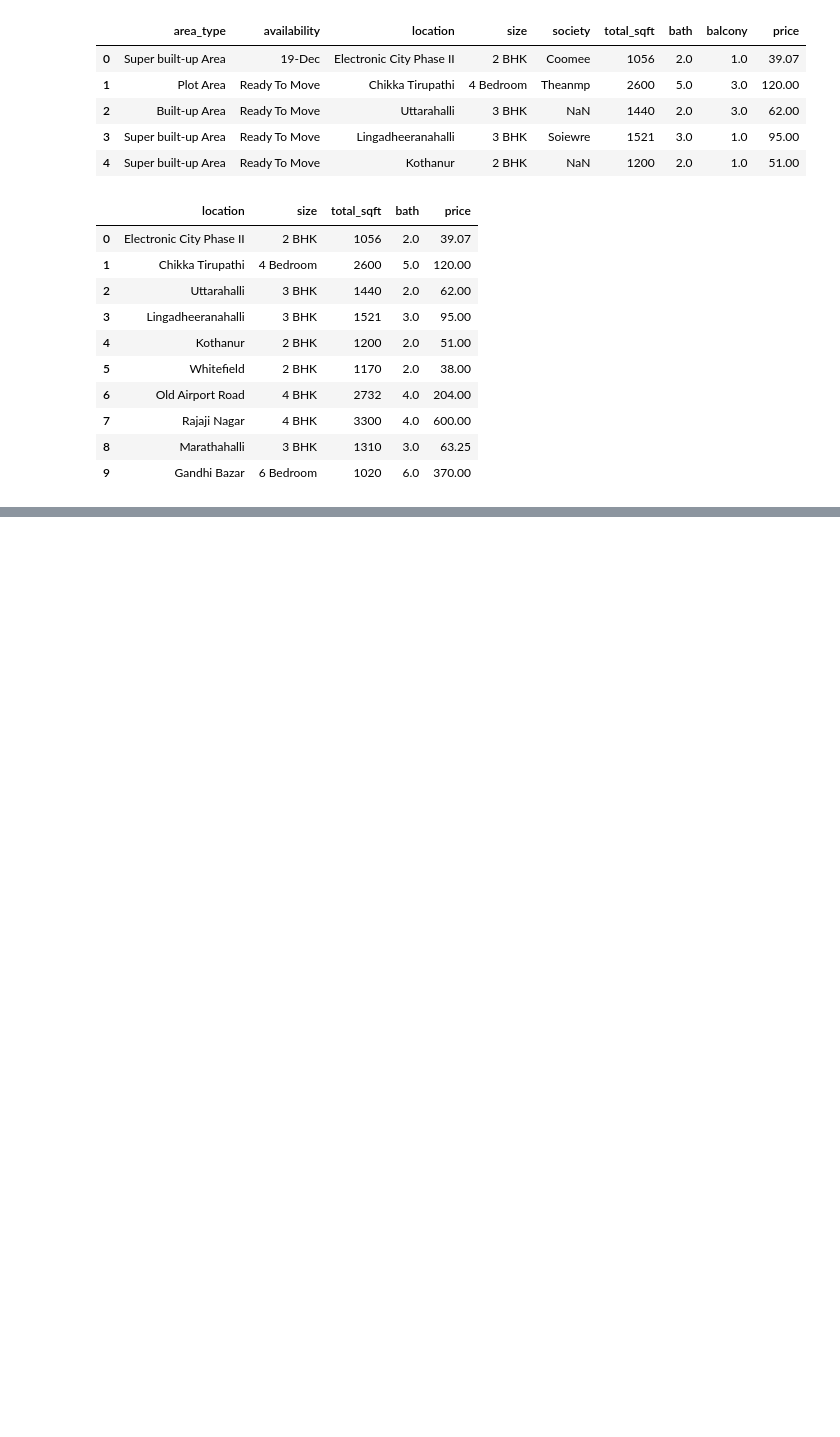
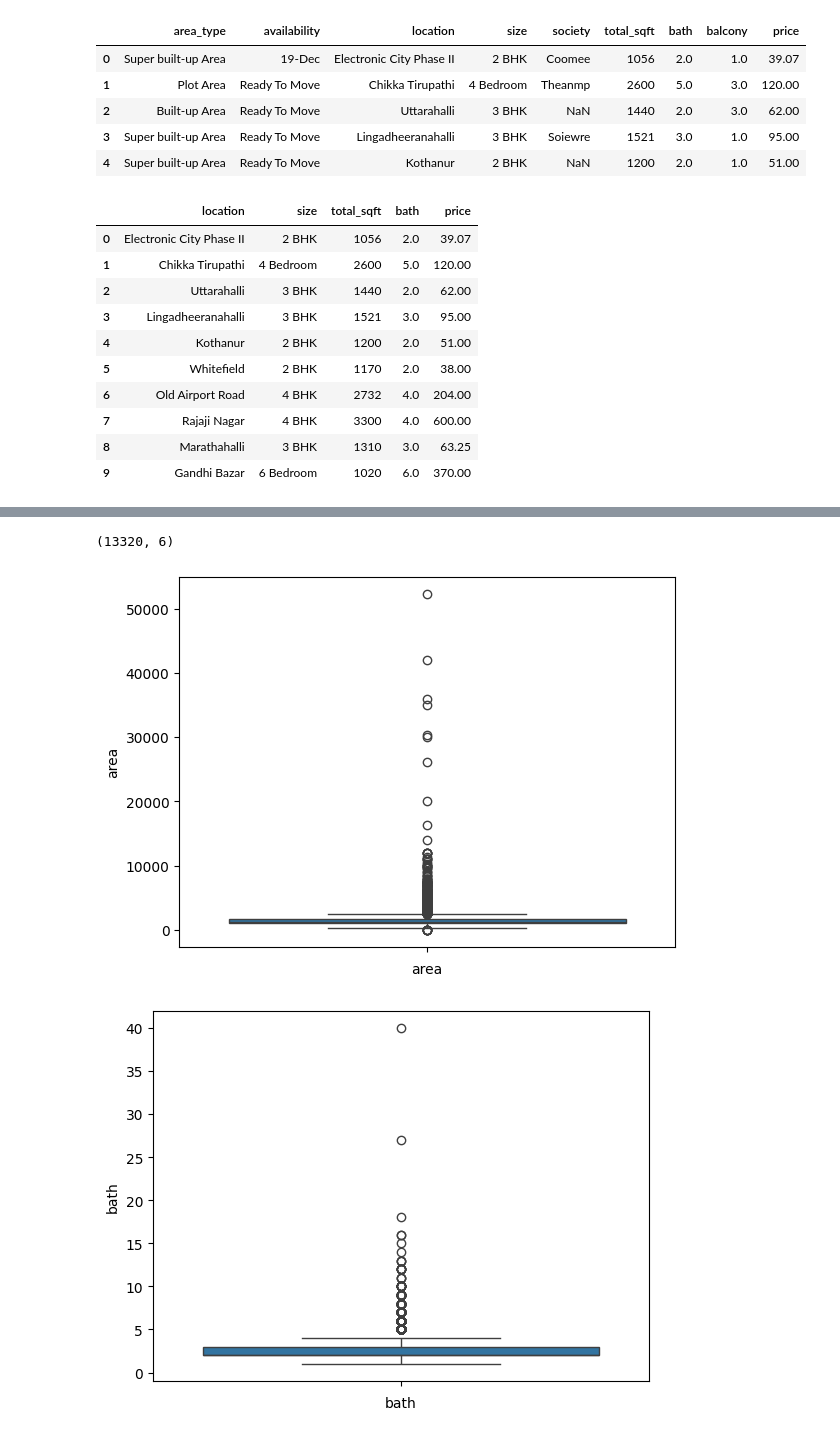
Before and after one commit to Pranavlovescode/Show-Me-Price, a Jupyter notebook: bangluru_price_prediction.ipynb, the cells around one changed output, grey strips where cells are left out. Cells and saved outputs as stored; diff of their text form; code cells hidden in the pictures; blank space fills up the shorter version.

```diff
--- a/bangluru_price_prediction.ipynb
+++ b/bangluru_price_prediction.ipynb
@@ -103,0 +162,8 @@ Name: count, Length: 1305, dtype: int64
+# %%
+df5 = df4.copy()
+df5['area'] = df5['total_sqft'].apply(convert_to_float)
+df5 = df5.drop(['total_sqft'],axis=1)
+# %%
+df6 = df5.copy()
+df6['price_per_area'] = df6['price']*100000/df6['area']
+df6.head()
@@ -103,0 +177,6 @@ Name: count, Length: 1305, dtype: int64
+# %%
+df6['area'].fillna(df6['area'].median(),inplace=True)
+df6['bhk'].fillna(df6['bhk'].median(),inplace=True)
+df6['bath'].fillna(df6['bath'].median(),inplace=True)
+df6['price_per_area'].fillna(df6['price_per_area'].median(),inplace=True)
+df6.isnull().sum()
@@ -103,0 +191,25 @@ Name: count, Length: 1305, dtype: int64
+# %%
+df9 = df6.copy()
+df9.shape
+# %% [output]
+(13320, 6)
+# %%
+# Checking and handling outliers
+sn.boxplot(df9.area)
+plt.xlabel('area')
+plt.show()
+
+sn.boxplot(df9.bath)
+plt.xlabel('bath')
+plt.show()
+
+sn.boxplot(df9.bhk)
+plt.xlabel('bhk')
+plt.show()
+
+sn.boxplot(df9.price_per_area)
+plt.xlabel('price_per_area')
+plt.show()
+# %% [output]
+[figure, added]
+[figure, added]
```
Also changed, not shown: parts of 26 cells of this notebook.
